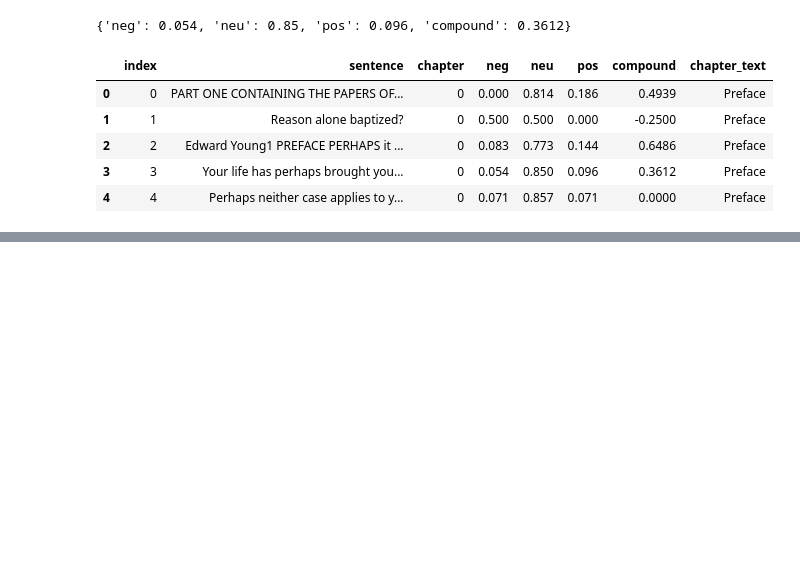
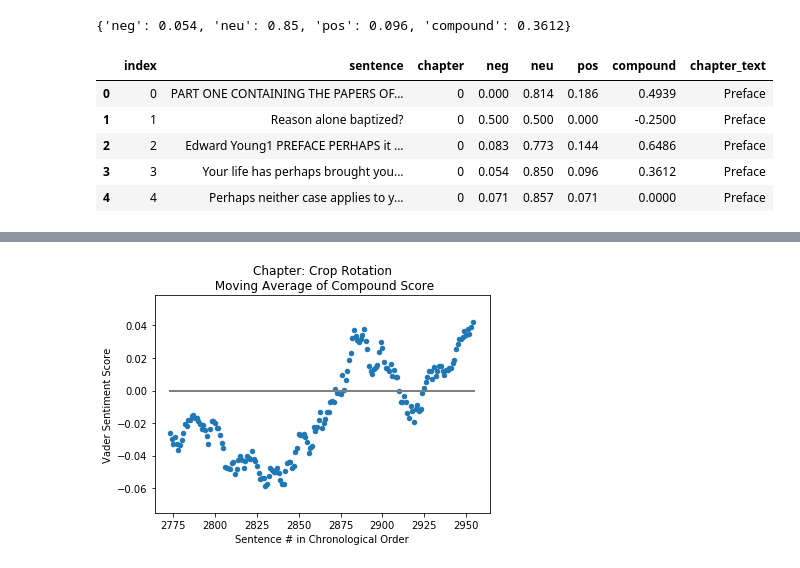
Before and after one commit to paulmtree/Philosophy_Analysis, a Jupyter notebook: Preliminary Sentiment Analysis.ipynb, the cells around one changed output, grey strips where cells are left out. Drawn from its saved outputs; the diff is of its cells as text; code cells hidden in the pictures; blank space fills up the shorter version.

```diff
--- a/Preliminary Sentiment Analysis.ipynb
+++ b/Preliminary Sentiment Analysis.ipynb
@@ -224,0 +247,15 @@ ValueError: Invalid RGBA argument: 0
+# %%
+def plot_chapter(chap_num):
+    name = "Chapter: " + str(chapter_names[str(chap_num)]) + "\n Moving Average of Compound Score"
+    data = sent_df[sent_df['chapter'] == chap_num]
+    width = len(data)
+    start = data.index[0]
+    data.plot(kind="scatter", x='index', y='moving_avg')
+    plt.plot([start, start+width], [0,0], linewidth=2, color="gray")
+    plt.title(name)
+    plt.ylabel("Vader Sentiment Score")
+    plt.xlabel("Sentence # in Chronological Order")
+    plt.show()
+plot_chapter(chap_num = 5)
+# %% [output]
+[figure, added]
```
Also changed, not shown: parts of 3 cells of this notebook.
